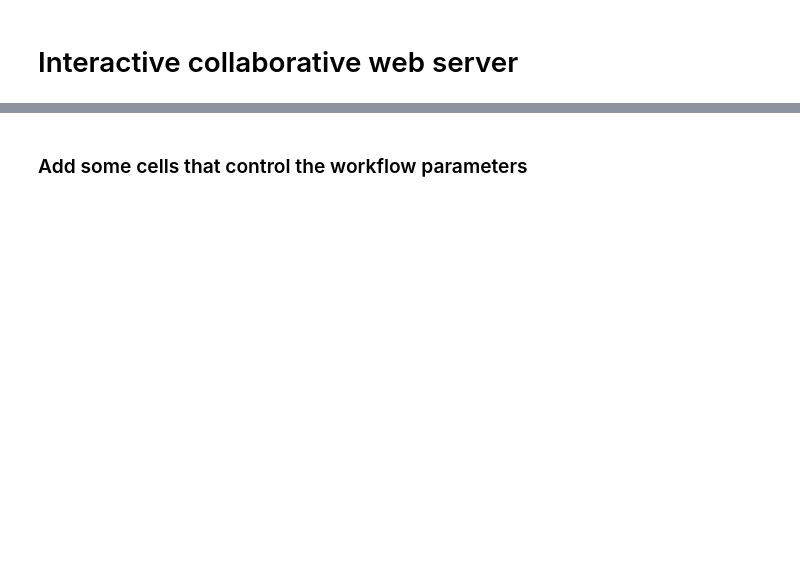
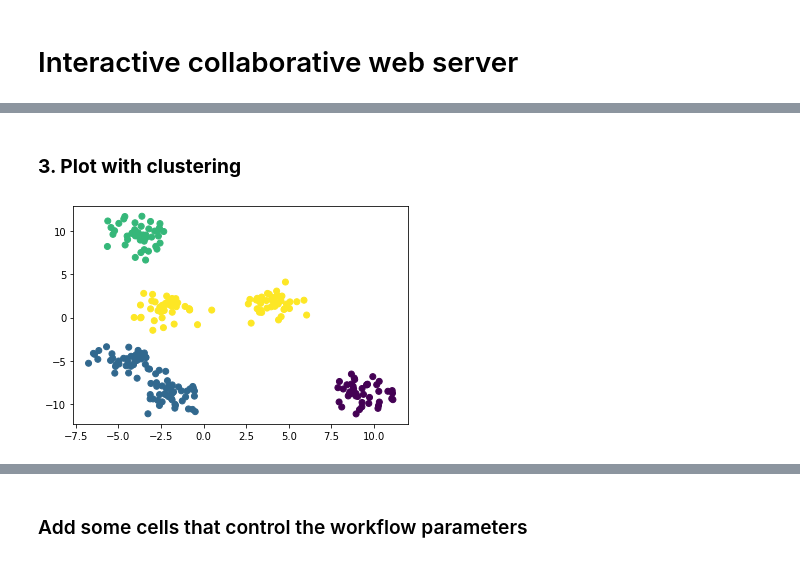
Before and after one commit to sjdv1982/seamless, a Jupyter notebook: examples/webserver-example/webserver.ipynb, the cells around one changed output, grey strips where cells are left out. Cells and saved outputs as stored; diff of their text form; code cells hidden in the pictures; blank space fills up the shorter version.

```diff
--- a/examples/webserver-example/webserver.ipynb
+++ b/examples/webserver-example/webserver.ipynb
@@ -132,0 +44,9 @@ Status: OK Exception: None
+# %% [markdown]
+### **3. Plot with clustering**
+# %%
+from sklearn.cluster import KMeans
+k = 4
+clustering = KMeans(n_clusters=k).fit_predict(dataset)
+plot_dataset(dataset, clustering)
+# %% [output]
+[figure, added]
```
Also changed, not shown: parts of 57 cells of this notebook, 1 other file.
